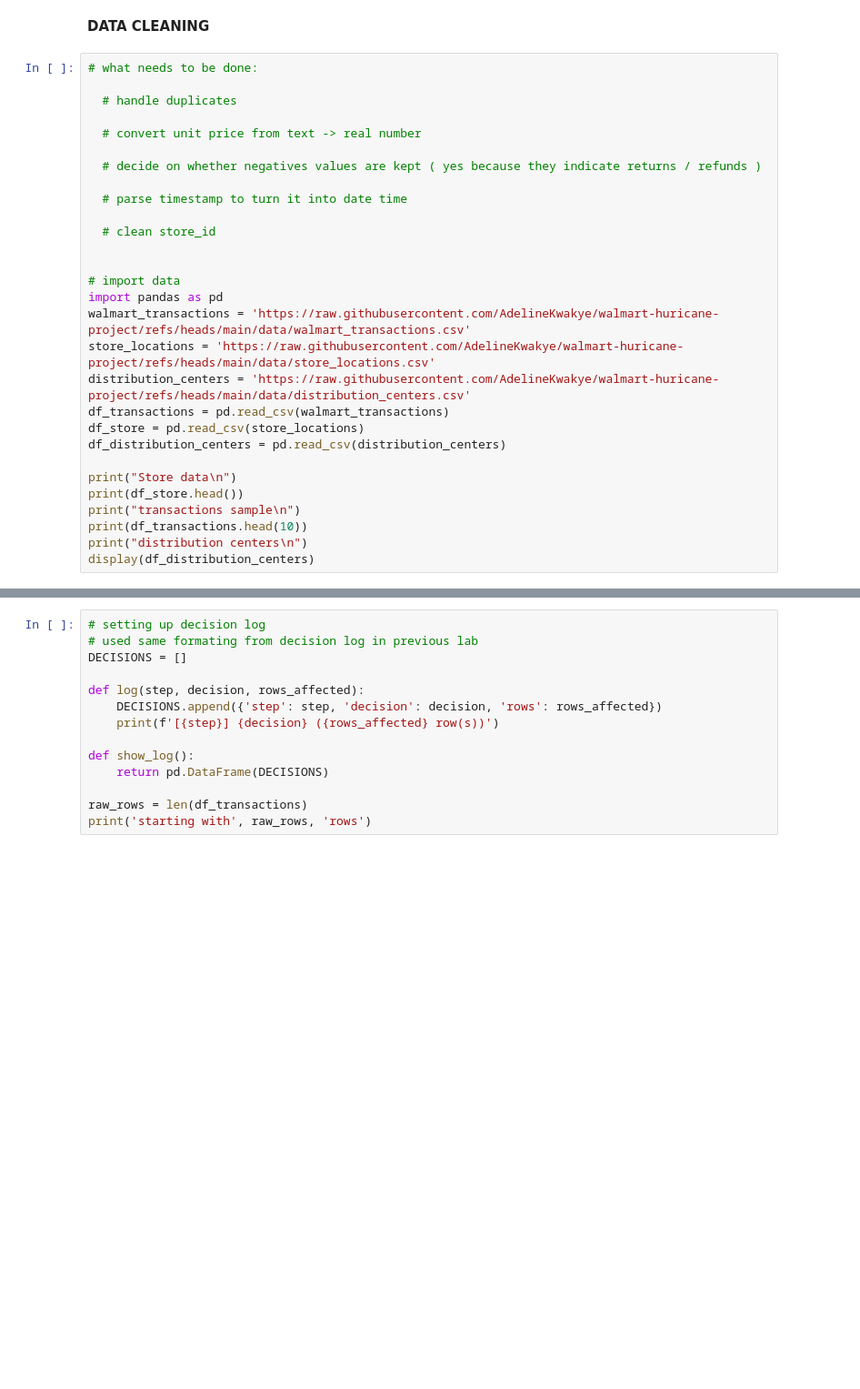
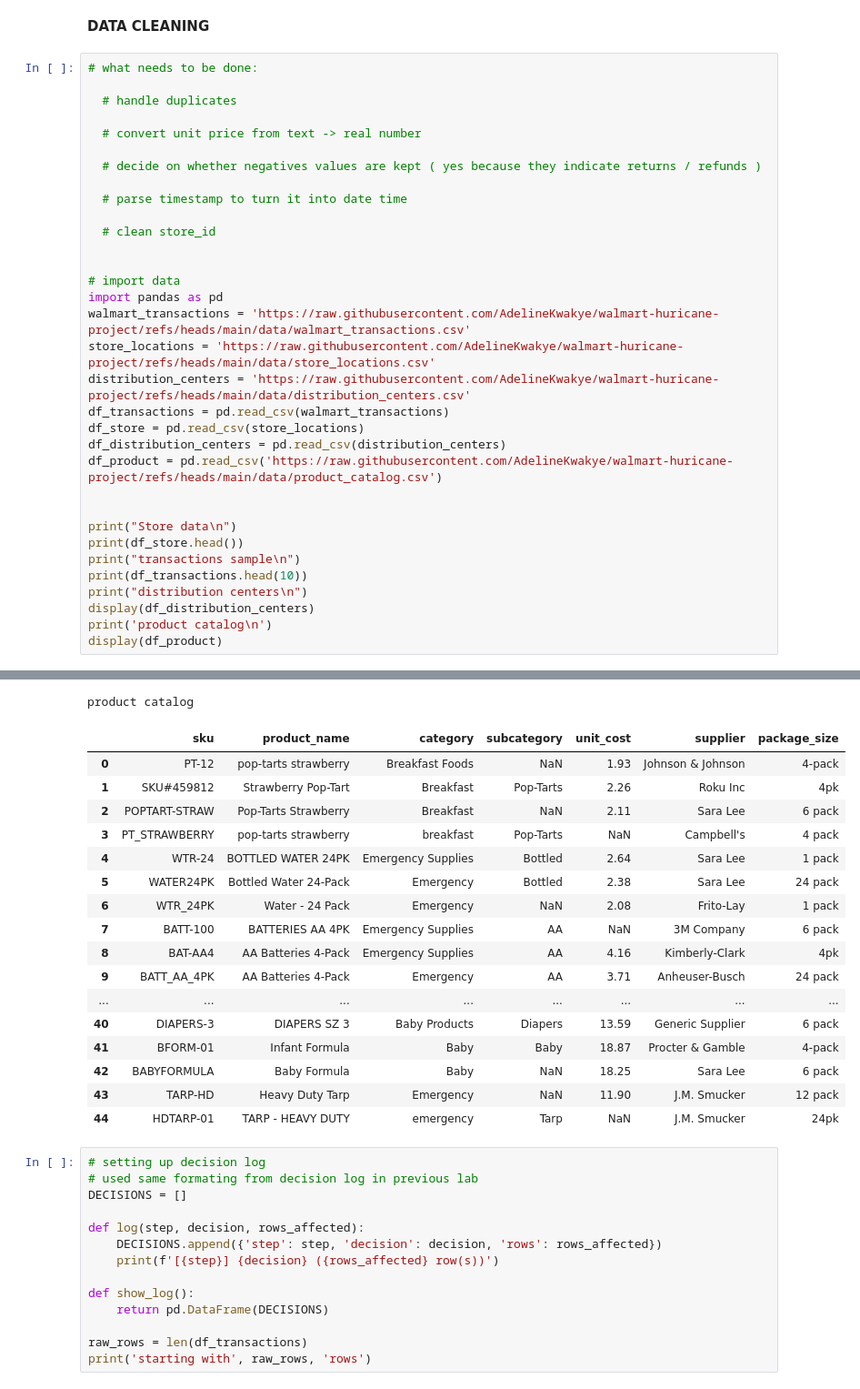
Before and after one commit to AdelineKwakye/walmart-huricane-project, a Jupyter notebook: notebooks/team_notebook.ipynb, the cells around one changed output, grey strips where cells are left out. Shown at 91% size. Saved outputs shown, nothing was run; the diff lists cells and outputs as text; blank space fills up the shorter version.

```diff
--- a/notebooks/team_notebook.ipynb
+++ b/notebooks/team_notebook.ipynb
@@ -24,37 +24,59 @@ distribution_centers = 'https://raw.githubusercontent.com/AdelineKwakye/walmart-
 df_transactions = pd.read_csv(walmart_transactions)
 df_store = pd.read_csv(store_locations)
 df_distribution_centers = pd.read_csv(distribution_centers)
+df_product = pd.read_csv('https://raw.githubusercontent.com/AdelineKwakye/walmart-huricane-project/refs/heads/main/data/product_catalog.csv')
+
 
 print("Store data\n")
 print(df_store.head())
 print("transactions sample\n")
 print(df_transactions.head(10))
 print("distribution centers\n")
 display(df_distribution_centers)
+print('product catalog\n')
+display(df_product)
 # %% [output]
 Store data
 
   store_id                             store_name          city    state  \
 0   FL-239            Walmart Supercenter Orlando       Orlando       FL
 1   FL-105              Walmart Supercenter Tampa         Tampa       FL
 2   FL-330              Walmart Supercenter Miami         Miami       FL
 3   FL-412       Walmart Supercenter Jacksonville  Jacksonville       FL
 4   FL-287  Walmart Neighborhood Market Kissimmee     Kissimmee  Florida
 
    zip_code  latitude  longitude   region
 0     32801   28.5383   -81.3792  Central
 1     33602   27.9506   -82.4572     West
 ... (25 lines left out)
 7      PAPER TOWELS 6PK             Household         2       7.94
 8  Roku Streaming Stick           electronics         1      30.64
 9     Emergency Candles             EMERGENCY         3       5.95
 distribution centers
 |  | dc_id | dc_name | city | state | avg_daily_shipments | surge_capacity | distance_to_orlando_mi | ... |
 | 0 | DC-JAX | Jacksonville Distribution Center | Jacksonville | FL | 500 | 1000 | 141 | ... |
 | 1 | DC-ATL | Atlanta Distribution Center | Atlanta | GA | 400 | 700 | 438 | ... |
 | 2 | DC-DAL | Dallas Distribution Center | Dallas | TX | 300 | 600 | 1108 | ... |
 | 3 | DC-MIA | Miami Distribution Center | Miami | FL | 350 | ~750 | 235 | ... |
 | 4 | DC-BHM | Birmingham Distribution Center | Birmingham | AL | 250 | 500 | 503 | ... |
+product catalog
+|  | sku | product_name | category | subcategory | unit_cost | supplier | package_size |
+| 0 | PT-12 | pop-tarts strawberry | Breakfast Foods | NaN | 1.93 | Johnson & Johnson | 4-pack |
+| 1 | SKU#459812 | Strawberry Pop-Tart | Breakfast | Pop-Tarts | 2.26 | Roku Inc | 4pk |
+| 2 | POPTART-STRAW | Pop-Tarts Strawberry | Breakfast | NaN | 2.11 | Sara Lee | 6 pack |
+| 3 | PT_STRAWBERRY | pop-tarts strawberry | breakfast | Pop-Tarts | NaN | Campbell's | 4 pack |
+| 4 | WTR-24 | BOTTLED WATER 24PK | Emergency Supplies | Bottled | 2.64 | Sara Lee | 1 pack |
+| 5 | WATER24PK | Bottled Water 24-Pack | Emergency | Bottled | 2.38 | Sara Lee | 24 pack |
+| 6 | WTR_24PK | Water - 24 Pack | Emergency | NaN | 2.08 | Frito-Lay | 1 pack |
+| 7 | BATT-100 | BATTERIES AA 4PK | Emergency Supplies | AA | NaN | 3M Company | 6 pack |
+| 8 | BAT-AA4 | AA Batteries 4-Pack | Emergency Supplies | AA | 4.16 | Kimberly-Clark | 4pk |
+| 9 | BATT_AA_4PK | AA Batteries 4-Pack | Emergency | AA | 3.71 | Anheuser-Busch | 24 pack |
+| ... | ... | ... | ... | ... | ... | ... | ... |
+| 40 | DIAPERS-3 | DIAPERS SZ 3 | Baby Products | Diapers | 13.59 | Generic Supplier | 6 pack |
+| 41 | BFORM-01 | Infant Formula | Baby | Baby | 18.87 | Procter & Gamble | 4-pack |
+| 42 | BABYFORMULA | Baby Formula | Baby | NaN | 18.25 | Sara Lee | 6 pack |
+| 43 | TARP-HD | Heavy Duty Tarp | Emergency | NaN | 11.90 | J.M. Smucker | 12 pack |
+| 44 | HDTARP-01 | TARP - HEAVY DUTY | emergency | Tarp | NaN | J.M. Smucker | 24pk |
 # %%
 # setting up decision log
 # used same formating from decision log in previous lab
```
Also changed, not shown: parts of 6 cells of this notebook.
